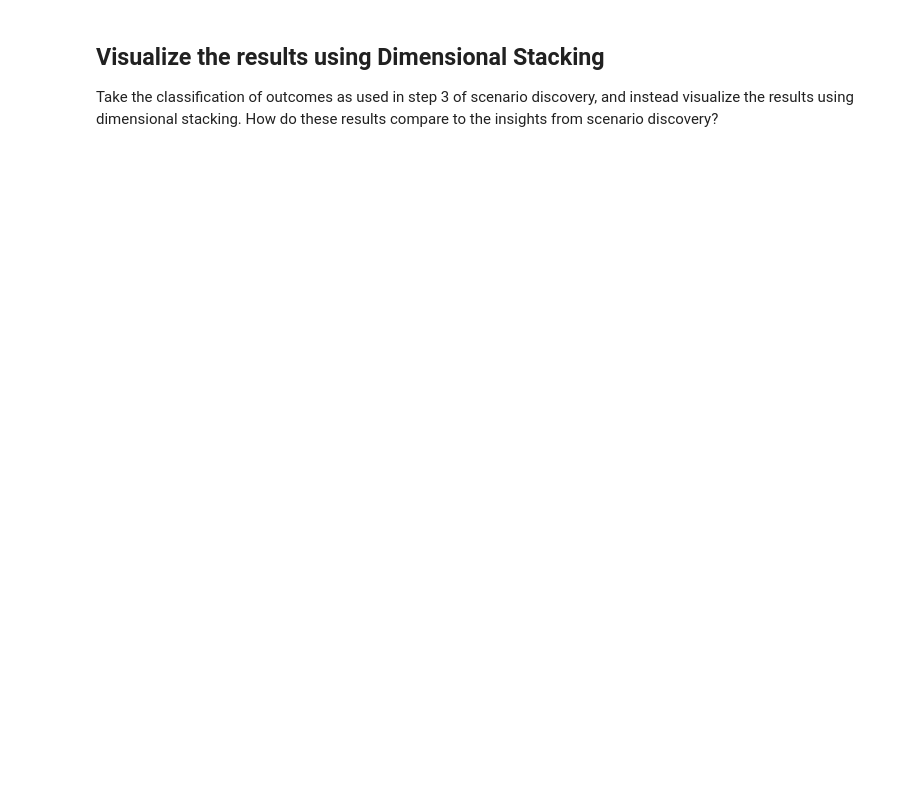
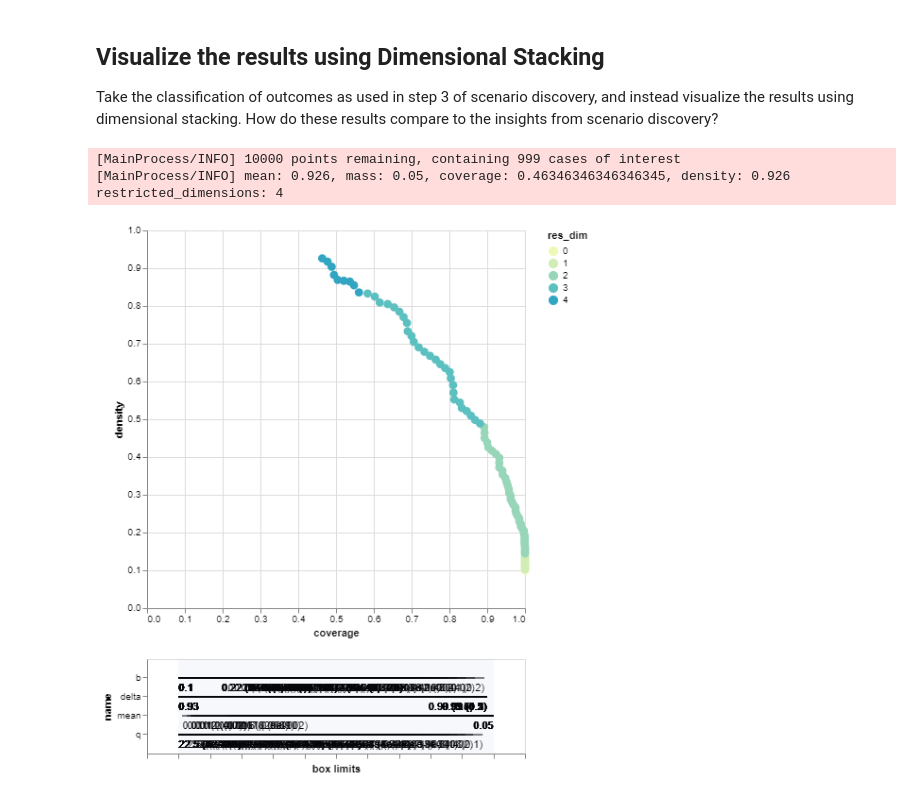
Before and after one commit to lnicoletti/EPA1361-G21, a Jupyter notebook: epa1361_open/Week 3-4 - vulnerability analysis/assignment 5 - subspace partitioning lake model.ipynb, the cells around one changed output. Cells and saved outputs as stored; diff of their text form; code cells hidden in the pictures; blank space fills up the shorter version.

```diff
--- a/epa1361_open/Week 3-4 - vulnerability analysis/assignment 5 - subspace partitioning lake model.ipynb
+++ b/epa1361_open/Week 3-4 - vulnerability analysis/assignment 5 - subspace partitioning lake model.ipynb
@@ -84,6 +84,24 @@ exp = exp.drop(levers, axis=1)
 import numpy as np
 # %%
 y = outcomes["reliability"] < np.percentile(outcomes["reliability"], 10)
+# %%
+from ema_workbench.analysis import prim
+from ema_workbench.util import ema_logging
+
+ema_logging.log_to_stderr(ema_logging.INFO)
+
+x = exp
+
+prim_alg = prim.Prim(x, y, threshold=0.8, peel_alpha=0.03)
+# %%
+box1 = prim_alg.find_box()
+# %% [output]
+[MainProcess/INFO] 10000 points remaining, containing 999 cases of interest
+[MainProcess/INFO] mean: 0.926, mass: 0.05, coverage: 0.46346346346346345, density: 0.926 restricted_dimensions: 4
+# %%
+box1.inspect_tradeoff()
+# %% [output]
+[figure, added]
 # %%
 from ema_workbench.analysis import dimensional_stacking
 
```
Also changed, not shown: parts of 4 cells of this notebook.
